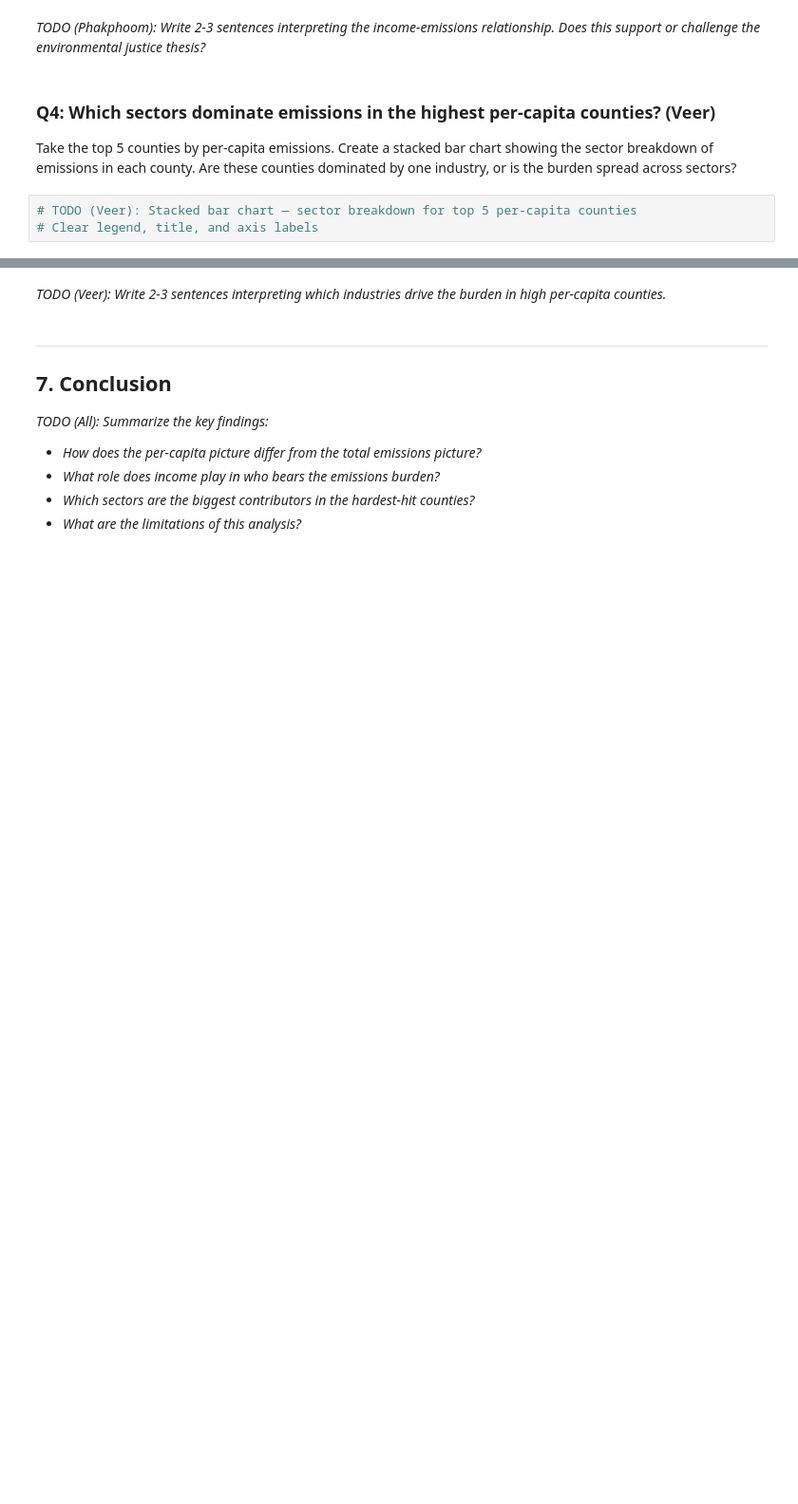
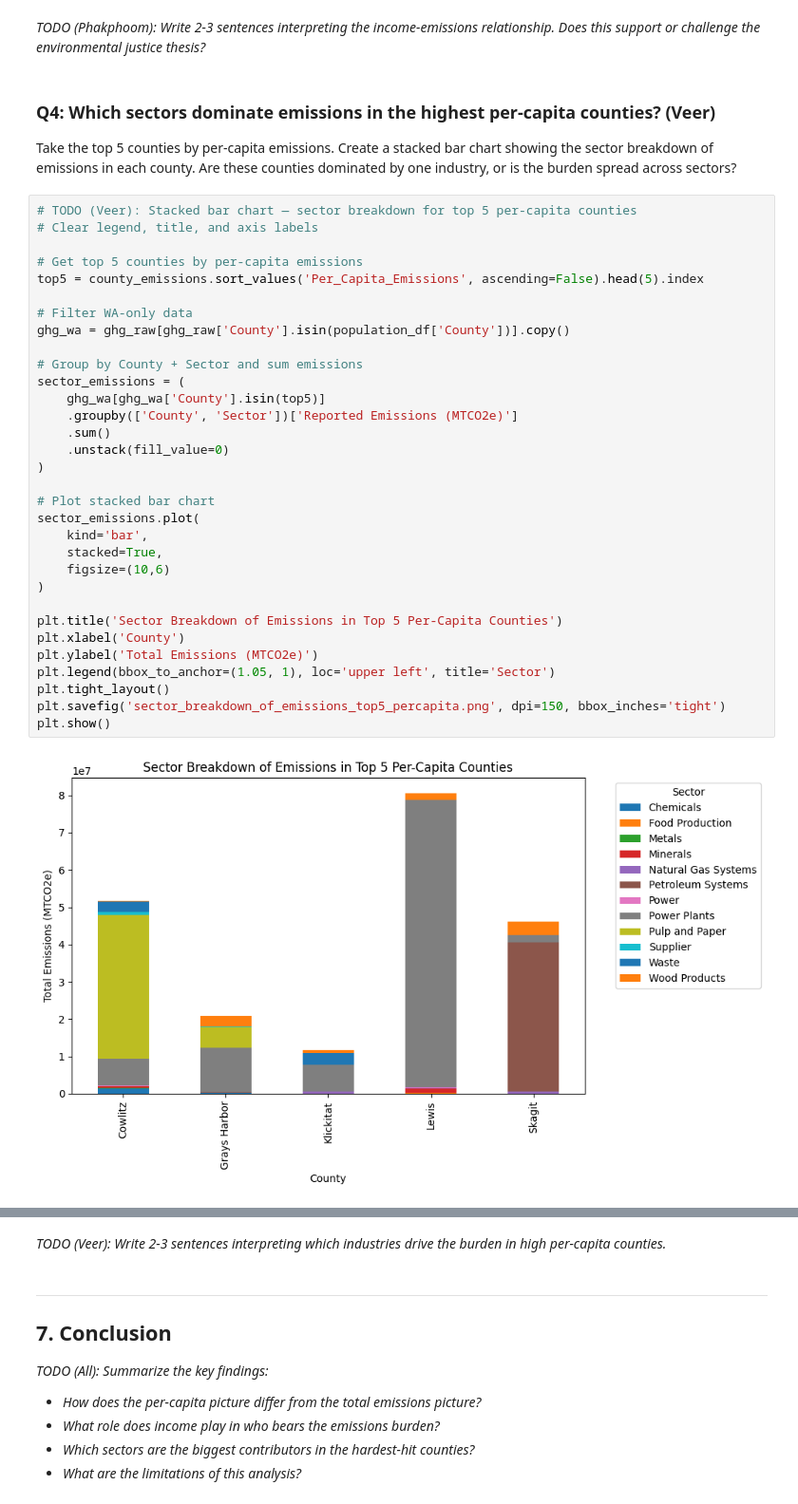
Before and after one commit to danielerice/washington_GHG, a Jupyter notebook: data_exploration.ipynb, the cells around one changed output, grey strips where cells are left out. Shown at 95% size. Drawn from its saved outputs; the diff is of its cells as text; blank space fills up the shorter version.

Commit message:
veer 5.4, sector breakdown

```diff
--- a/data_exploration.ipynb
+++ b/data_exploration.ipynb
@@ -506,3 +663,34 @@ Take the top 5 counties by per-capita emissions. Create a stacked bar chart show
 # %%
 # TODO (Veer): Stacked bar chart — sector breakdown for top 5 per-capita counties
 # Clear legend, title, and axis labels
+
+# Get top 5 counties by per-capita emissions
+top5 = county_emissions.sort_values('Per_Capita_Emissions', ascending=False).head(5).index
+
+# Filter WA-only data
+ghg_wa = ghg_raw[ghg_raw['County'].isin(population_df['County'])].copy()
+
+# Group by County + Sector and sum emissions
+sector_emissions = (
+    ghg_wa[ghg_wa['County'].isin(top5)]
+    .groupby(['County', 'Sector'])['Reported Emissions (MTCO2e)']
+    .sum()
+    .unstack(fill_value=0)
+)
+
+# Plot stacked bar chart
+sector_emissions.plot(
+    kind='bar',
+    stacked=True,
+    figsize=(10,6)
+)
+
+plt.title('Sector Breakdown of Emissions in Top 5 Per-Capita Counties')
+plt.xlabel('County')
+plt.ylabel('Total Emissions (MTCO2e)')
+plt.legend(bbox_to_anchor=(1.05, 1), loc='upper left', title='Sector')
+plt.tight_layout()
+plt.savefig('sector_breakdown_of_emissions_top5_percapita.png', dpi=150, bbox_inches='tight')
+plt.show()
+# %% [output]
+[figure, added]
```
Also changed, not shown: parts of 16 cells of this notebook, 2 other files.
